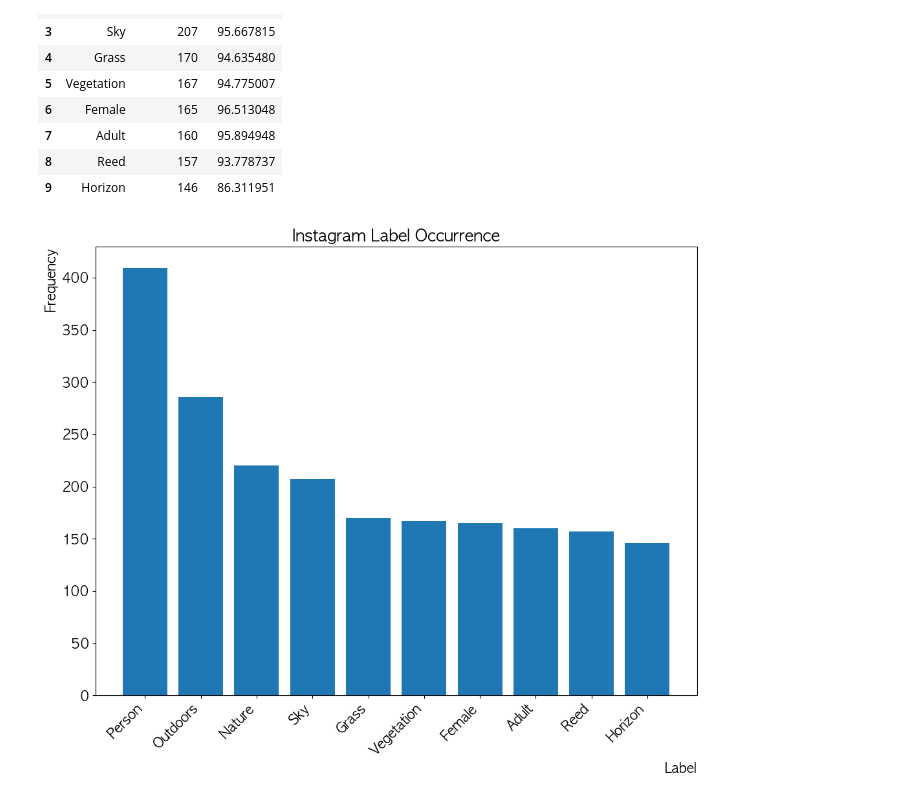
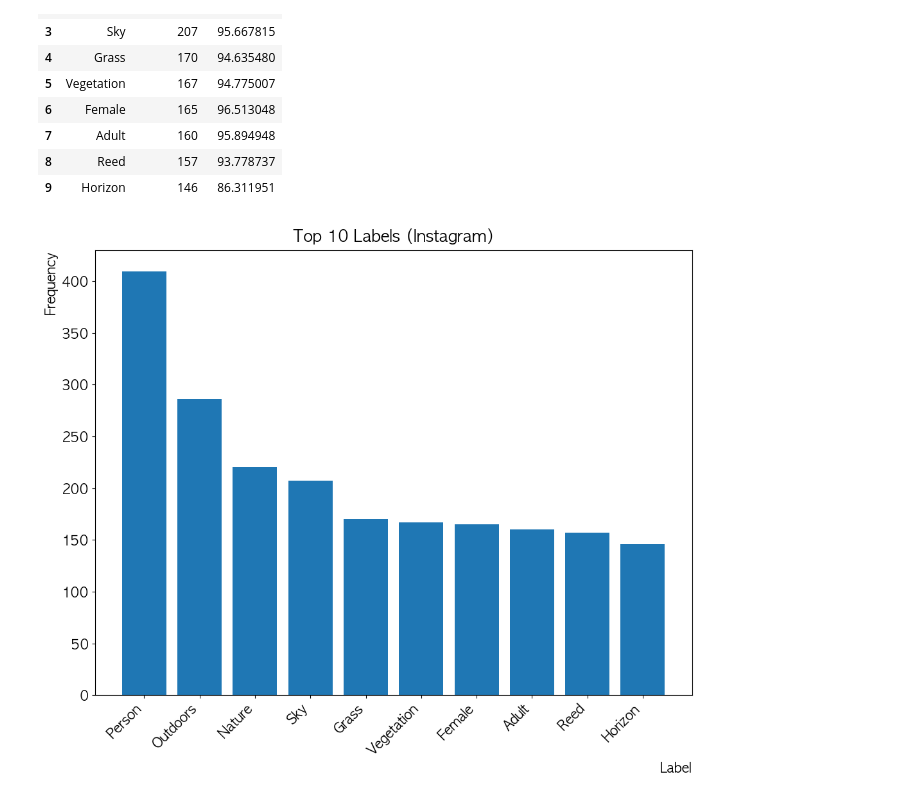
Before and after one commit to 23tae/haneulpark-keyword-research, a Jupyter notebook: image_occurence_instagram.ipynb, the cells around one changed output. Drawn from its saved outputs; the diff is of its cells as text; code cells hidden in the pictures.

```diff
--- a/image_occurence_instagram.ipynb
+++ b/image_occurence_instagram.ipynb
@@ -45,14 +45,14 @@ instagram_top_labels1
 # %%
 plt.figure(figsize=(12, 9))
 plt.bar(instagram_top_labels1['label'], instagram_top_labels1['frequency'])
 plt.xlabel('Label', loc='right')
 plt.ylabel('Frequency', loc='top')
-plt.title('Instagram Label Occurrence')
+plt.title("Top 10 Labels (Instagram)", pad=10)
 plt.xticks(rotation=45, ha="right")
-plt.savefig('./result/instagram_label_occurrence.png', bbox_inches='tight')
+plt.savefig('./result/barchart_instagram.png', bbox_inches='tight')
 plt.show()
 # %% [output]
-[figure, old version]
+[figure, new version]
 # %%
 from wordcloud import WordCloud
 # %%
```
Also changed, not shown: parts of 1 cell of this notebook, 1 other file.
